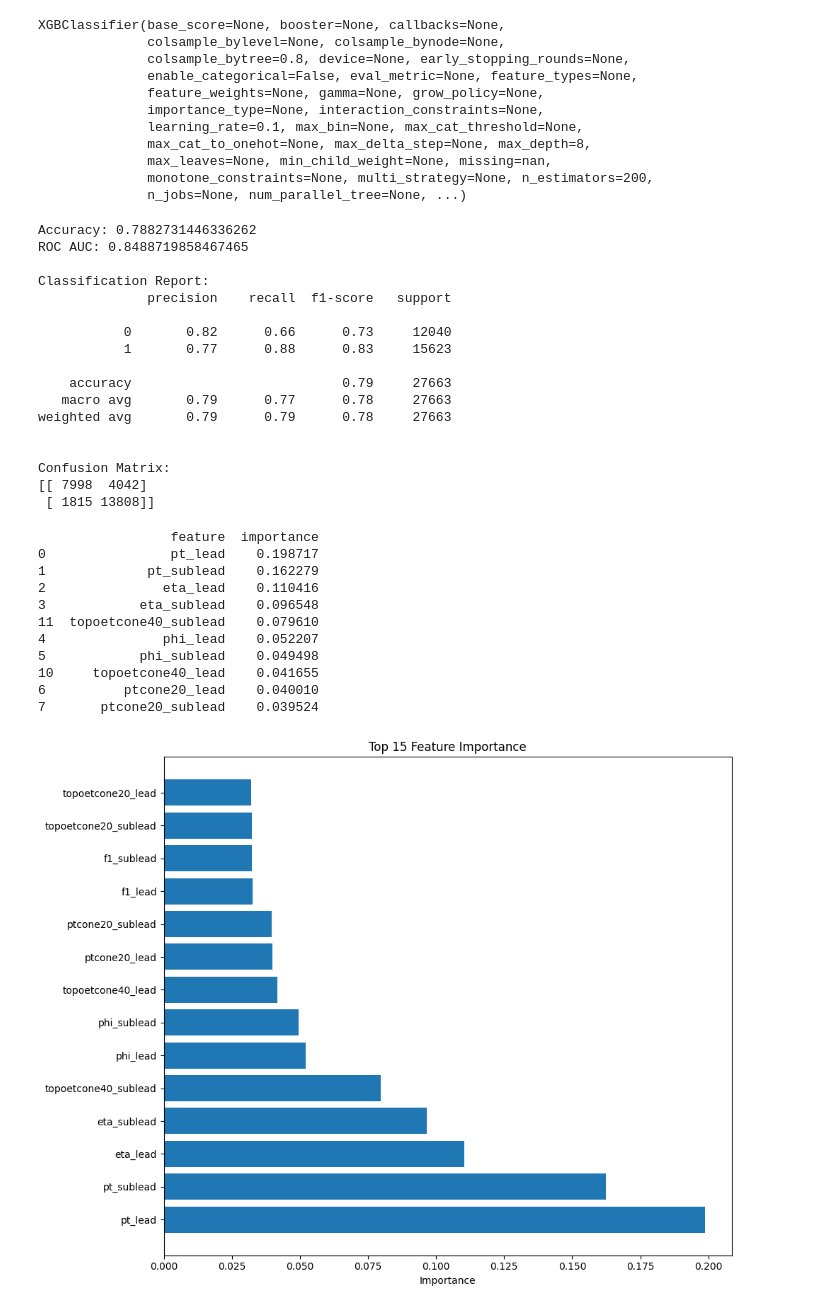
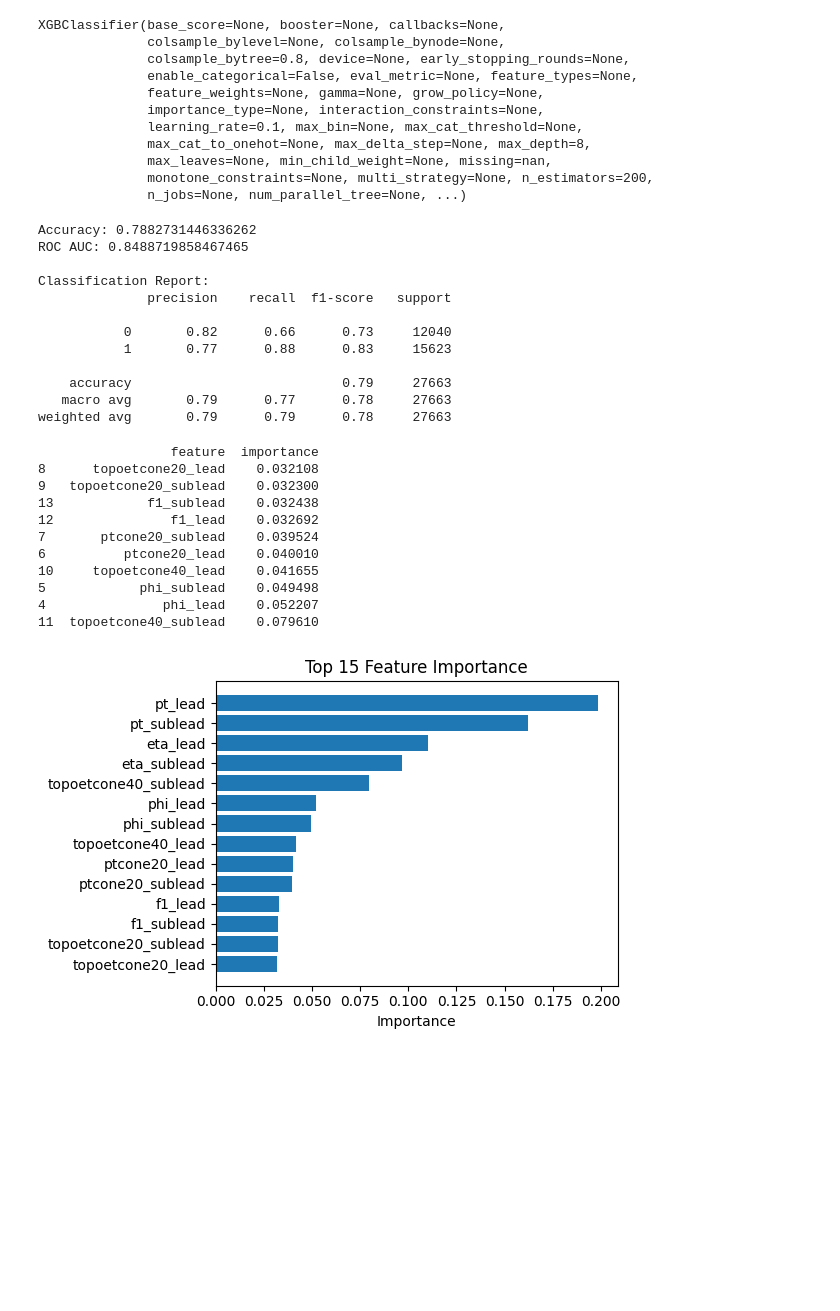
Before and after one commit to bernadlger/Higgs-Diphoton-Analysis, a Jupyter notebook: notebooks/05_plain_training.ipynb, the cells around one changed output. Drawn from its saved outputs; the diff is of its cells as text; code cells hidden in the pictures; blank space fills up the shorter version.

```diff
--- a/notebooks/05_model_training.ipynb
+++ b/notebooks/05_plain_training.ipynb
@@ -90,18 +82,13 @@ XGBClassifier(base_score=None, booster=None, callbacks=None,
 # %%
 # Predictions
 y_pred = model.predict(X_test_scaled)
-y_pred_proba = model.predict_proba(X_test_scaled)[:, 1]  # Higgs olma olasılığı
+y_pred_proba = model.predict_proba(X_test_scaled)[:, 1]  # Posibility of higgs
 
 # Metrics
 print("Accuracy:", accuracy_score(y_test, y_pred))
 print("ROC AUC:", roc_auc_score(y_test, y_pred_proba))
 print("\nClassification Report:")
 print(classification_report(y_test, y_pred))
-
-# Confusion Matrix
-cm = confusion_matrix(y_test, y_pred)
-print("\nConfusion Matrix:")
-print(cm)
 # %% [output]
 Accuracy: 0.7882731446336262
 ROC AUC: 0.8488719858467465
@@ -115,37 +102,32 @@ Classification Report:
     accuracy                           0.79     27663
    macro avg       0.79      0.77      0.78     27663
 weighted avg       0.79      0.79      0.78     27663
-
-
-Confusion Matrix:
-[[ 7998  4042]
- [ 1815 13808]]
 # %%
-# Model trained olduktan sonra
+
 feature_importance = pd.DataFrame({
     'feature': features,
     'importance': model.feature_importances_
-}).sort_values('importance', ascending=False)
+}).sort_values('importance', ascending=True)
 
 print(feature_importance.head(10))
 
 # Plot
-plt.figure(figsize=(10, 8))
+plt.figure(figsize=(6, 4))
 plt.barh(feature_importance['feature'][:15], feature_importance['importance'][:15])
 plt.xlabel('Importance')
 plt.title('Top 15 Feature Importance')
 plt.tight_layout()
 plt.show()
 # %% [output]
                  feature  importance
-0                pt_lead    0.198717
-1             pt_sublead    0.162279
-2               eta_lead    0.110416
-3            eta_sublead    0.096548
+8      topoetcone20_lead    0.032108
+9   topoetcone20_sublead    0.032300
+13            f1_sublead    0.032438
+12               f1_lead    0.032692
+7       ptcone20_sublead    0.039524
+6          ptcone20_lead    0.040010
+10     topoetcone40_lead    0.041655
+5            phi_sublead    0.049498
+4               phi_lead    0.052207
 11  topoetcone40_sublead    0.079610
-4               phi_lead    0.052207
-5            phi_sublead    0.049498
-10     topoetcone40_lead    0.041655
-6          ptcone20_lead    0.040010
-7       ptcone20_sublead    0.039524
-[figure, old version]
+[figure, new version]
```
Also changed, not shown: parts of 3 cells of this notebook, 4 other files.
